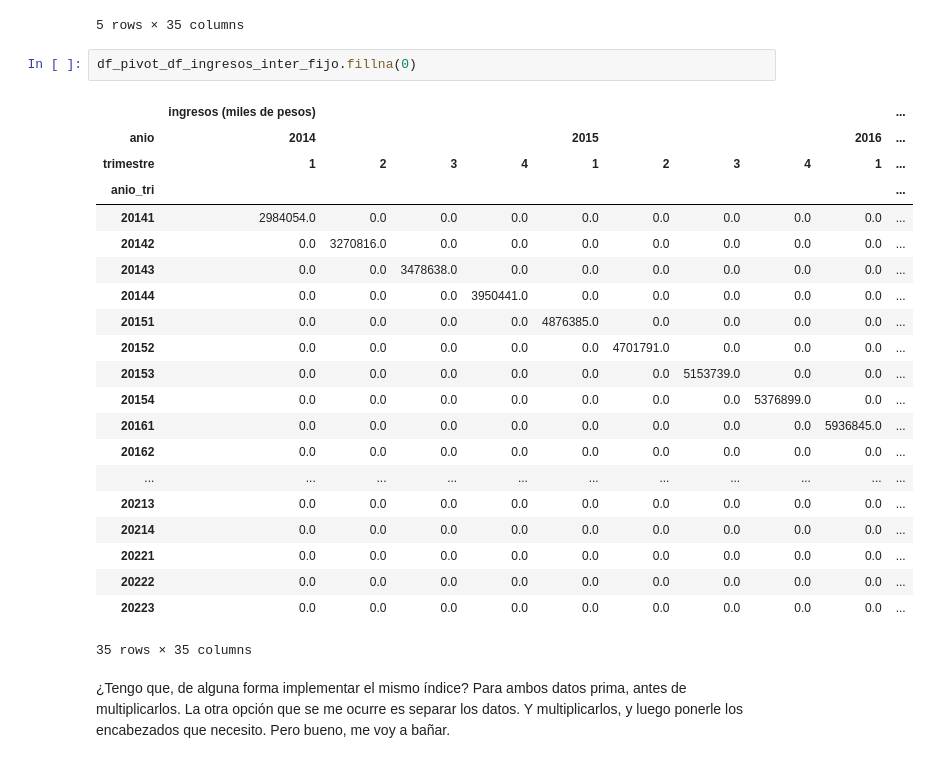
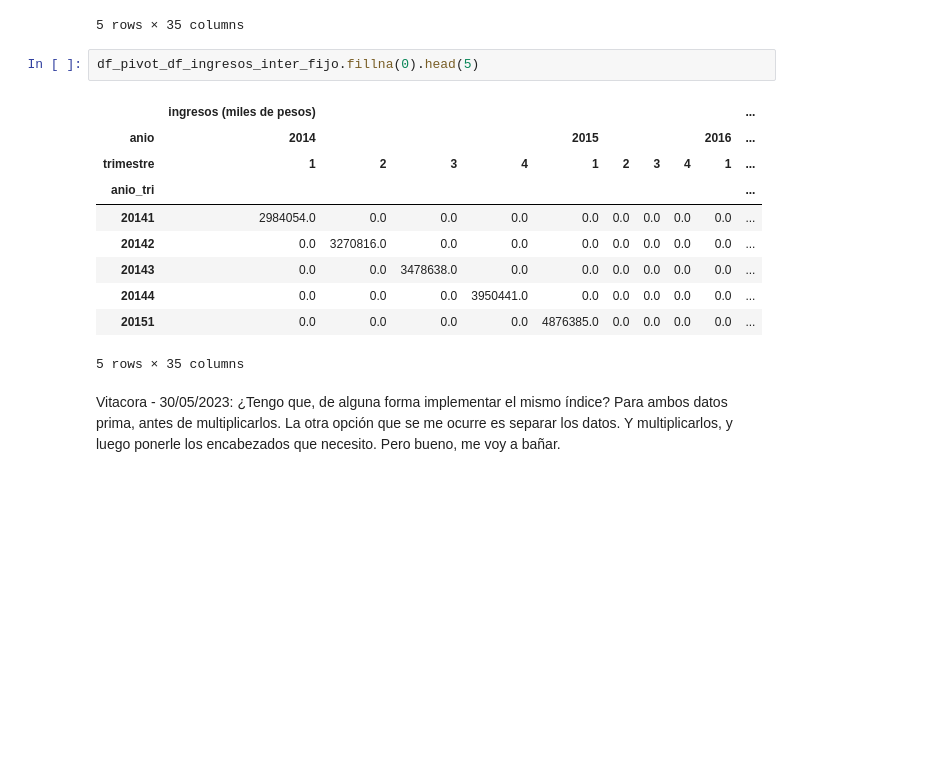
Before and after one commit to Lucaramallo/Empresa_telecomunicaciones, a Jupyter notebook: ETLs/ETL_ingresos_x_provincia_sint.ipynb, the cells around one changed output. Cells and saved outputs as stored; diff of their text form; blank space fills up the shorter version.

Commit message:
ingresosxprov logrado

```diff
--- a/ETLs/ETL_ingresos_x_provincia_sint.ipynb
+++ b/ETLs/ETL_ingresos_x_provincia_sint.ipynb
@@ -148,28 +148,17 @@ df_pivot_df_ingresos_inter_fijo.head(5)
 | 20151 | NaN | NaN | NaN | NaN | 4876385.0 | NaN | NaN | NaN | NaN | ... |
 5 rows × 35 columns
 # %%
-df_pivot_df_ingresos_inter_fijo.fillna(0)
+df_pivot_df_ingresos_inter_fijo.fillna(0).head(5)
 # %% [output]
 |  | ingresos (miles de pesos) |  |  |  |  |  |  |  |  | ... |
 | anio | 2014 |  |  |  | 2015 |  |  |  | 2016 | ... |
 | trimestre | 1 | 2 | 3 | 4 | 1 | 2 | 3 | 4 | 1 | ... |
 | anio_tri |  |  |  |  |  |  |  |  |  | ... |
 | 20141 | 2984054.0 | 0.0 | 0.0 | 0.0 | 0.0 | 0.0 | 0.0 | 0.0 | 0.0 | ... |
 | 20142 | 0.0 | 3270816.0 | 0.0 | 0.0 | 0.0 | 0.0 | 0.0 | 0.0 | 0.0 | ... |
 | 20143 | 0.0 | 0.0 | 3478638.0 | 0.0 | 0.0 | 0.0 | 0.0 | 0.0 | 0.0 | ... |
 | 20144 | 0.0 | 0.0 | 0.0 | 3950441.0 | 0.0 | 0.0 | 0.0 | 0.0 | 0.0 | ... |
 | 20151 | 0.0 | 0.0 | 0.0 | 0.0 | 4876385.0 | 0.0 | 0.0 | 0.0 | 0.0 | ... |
-| 20152 | 0.0 | 0.0 | 0.0 | 0.0 | 0.0 | 4701791.0 | 0.0 | 0.0 | 0.0 | ... |
-| 20153 | 0.0 | 0.0 | 0.0 | 0.0 | 0.0 | 0.0 | 5153739.0 | 0.0 | 0.0 | ... |
-| 20154 | 0.0 | 0.0 | 0.0 | 0.0 | 0.0 | 0.0 | 0.0 | 5376899.0 | 0.0 | ... |
-| 20161 | 0.0 | 0.0 | 0.0 | 0.0 | 0.0 | 0.0 | 0.0 | 0.0 | 5936845.0 | ... |
-| 20162 | 0.0 | 0.0 | 0.0 | 0.0 | 0.0 | 0.0 | 0.0 | 0.0 | 0.0 | ... |
-| ... | ... | ... | ... | ... | ... | ... | ... | ... | ... | ... |
-| 20213 | 0.0 | 0.0 | 0.0 | 0.0 | 0.0 | 0.0 | 0.0 | 0.0 | 0.0 | ... |
-| 20214 | 0.0 | 0.0 | 0.0 | 0.0 | 0.0 | 0.0 | 0.0 | 0.0 | 0.0 | ... |
-| 20221 | 0.0 | 0.0 | 0.0 | 0.0 | 0.0 | 0.0 | 0.0 | 0.0 | 0.0 | ... |
-| 20222 | 0.0 | 0.0 | 0.0 | 0.0 | 0.0 | 0.0 | 0.0 | 0.0 | 0.0 | ... |
-| 20223 | 0.0 | 0.0 | 0.0 | 0.0 | 0.0 | 0.0 | 0.0 | 0.0 | 0.0 | ... |
-35 rows × 35 columns
+5 rows × 35 columns
 # %% [markdown]
-¿Tengo que, de alguna forma implementar el mismo índice? Para ambos datos prima, antes de multiplicarlos. La otra opción que se me ocurre es separar los datos. Y multiplicarlos, y luego ponerle los encabezados que necesito. Pero bueno, me voy a bañar.
+Vitacora - 30/05/2023: ¿Tengo que, de alguna forma implementar el mismo índice? Para ambos datos prima, antes de multiplicarlos. La otra opción que se me ocurre es separar los datos. Y multiplicarlos, y luego ponerle los encabezados que necesito. Pero bueno, me voy a bañar.
```
Also changed, not shown: parts of 13 cells of this notebook.
